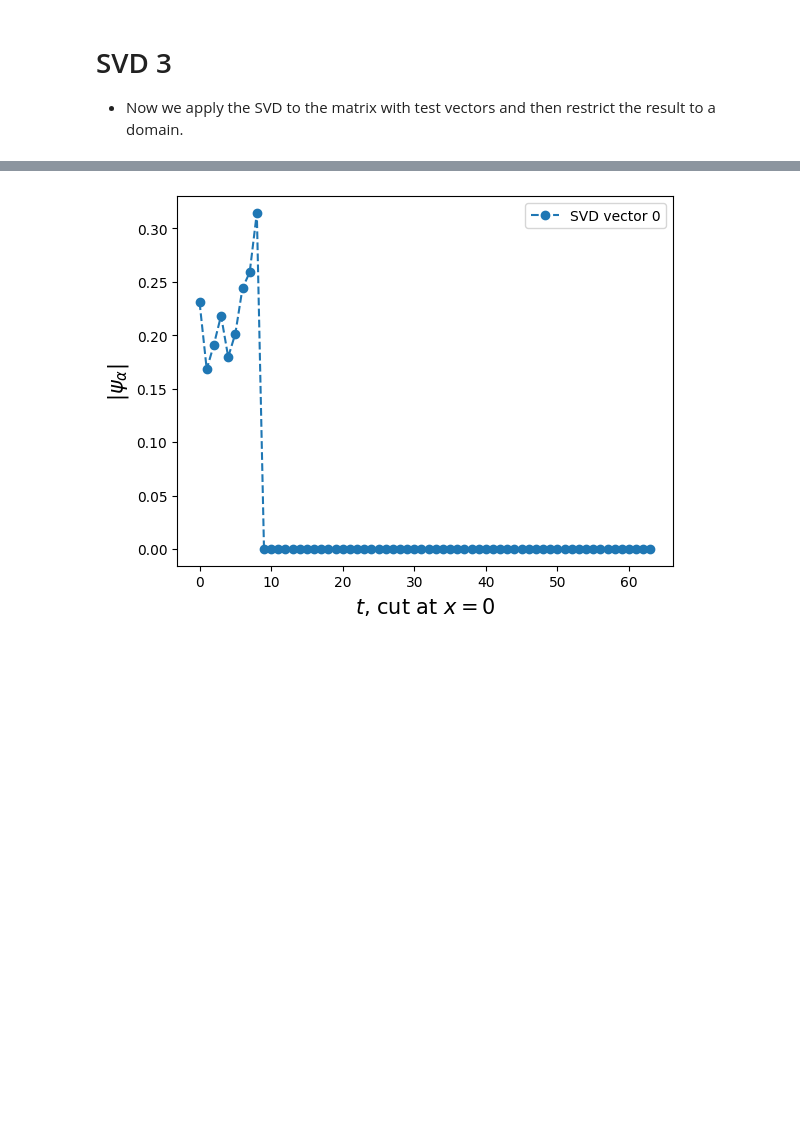
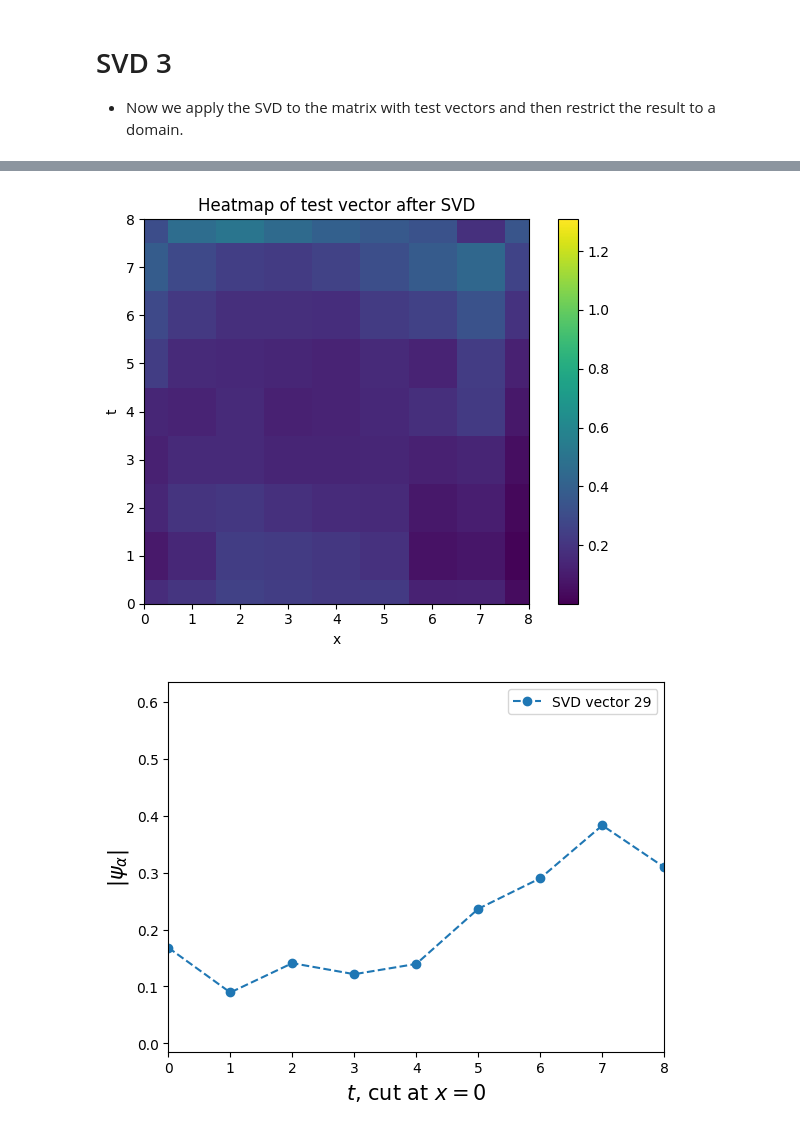
Before and after one commit to JFNCastellanos/TVML, a Jupyter notebook: SVD/SVD.ipynb, the cells around one changed output, grey strips where cells are left out. Saved outputs shown, nothing was run; the diff lists cells and outputs as text; code cells hidden in the pictures; blank space fills up the shorter version.

Commit message:
heatmap

```diff
--- a/SVD/SVD.ipynb
+++ b/SVD/SVD.ipynb
@@ -7,8 +7,7 @@ import matplotlib.pyplot as plt
 def read_binary_conf(NX,NT,path):
     """
     Function used for opening a gauge configuration in binary format.
-    It can also be used to open a .tv file with a test vector, necessary
-    for training.
+    It can also be used to open a .tv file with a test vector.
     """
     N = 2*NX*NT
     x, t, mu, vals = np.zeros(N), np.zeros(N), np.zeros(N), np.zeros(N,dtype=complex)
@@ -320,6 +317,12 @@ Nx, Nt, block_x, block_t = 64,64,8,8
 x_elements, t_elements = Nx//block_x, Nt//block_t
 spin = 0
 blockID = 0
+bx = blockID // block_x
+bt = blockID % block_t
+#----Coordinates of elements inside block----#
+xini, tini = x_elements * bx, t_elements * bt
+xfin = xini + x_elements
+tfin = tini + t_elements
 
 beta, m0_str = 2, "-01884"
 nconf = 0
@@ -327,12 +330,22 @@ NV = 30
 test_vectors = np.zeros((NV,2,Nx,Nt),dtype=complex)
 for tv in range(NV):
     path = "../real_tv/b{0}_{1}x{1}/m-018/tvector_{1}x{1}_b{0}0000_m{2}_nconf{3}_tv{4}.tv".format(
-        beta, N, m0_str, nconf, tv
+        beta, Nx, m0_str, nconf, tv
         )
-    test_vector = read_binary_conf(N,N,path)
+    test_vector = read_binary_conf(Nx,Nx,path)
     #flatten_vector_spin0 = test_vector[0].flatten()
     test_vectors[tv] = test_vector
 
 #dtv = decomposed_vectors(blockID,block_x,block_t,spin,test_vectors) #[]
-dtv =  np.transpose(test_vectors[:,spin,:,:].reshape(NV,-1))
-#print(dtv.shape)
+dtv_spin0 =  np.transpose(test_vectors[:,0,:,:].reshape(NV,-1))
+dtv_spin1 =  np.transpose(test_vectors[:,1,:,:].reshape(NV,-1))
+
+k_rank = 10
+print("\nSpin component 0")
+low_rank_tv0 = apply_SVD(dtv_spin0,k_rank)
+low_rank_tv0 = low_rank_tv0.reshape(Nt,Nx,NV);
+print("Low rank test vectors shape after reshaping",low_rank_tv0.shape)
+print("\nSpin component 1")
+low_rank_tv1 = apply_SVD(dtv_spin1,k_rank)
+low_rank_tv1 =low_rank_tv1.reshape(Nt,Nx,NV);
+print("Low rank test vectors shape after reshaping",low_rank_tv1.shape)
@@ -368,13 +370,17 @@ Test vectors shape (4096, 30)
-# %%
-tvID = 0
-tvec = low_rank_tv[:,tvID].reshape(Nt,Nx)
-tvec = restrict_vector(blockID,block_x,block_t,Nx,Nt,tvec)
-X = np.arange(0,tvec.shape[0])
-cut = 0
-plt.plot(X,np.abs(tvec[:,cut]),marker='o',linestyle='--',label='SVD vector {0}'.format(tvID))
-plt.legend()
-plt.ylabel(r"$|\psi_\alpha|$",size=15)
-plt.xlabel(r"$t$, cut at $x=${0}".format(cut),size=15)
-plt.show()
-# %% [output]
-[figure, removed]
+# %%
+tvID = 5
+xlims = [xini,xfin]
+tlims = [tini,tfin]
+make_heatmap_v2(low_rank_tv1,xlims,tlims,tvID)
+#Plot of a cut
+cut = 0
+X = np.arange(0,low_rank_tv1.shape[0])
+plt.plot(X,np.abs(low_rank_tv1[:,cut,tvID]),marker='o',linestyle='--',label='SVD vector {0}'.format(tv))
+plt.legend()
+plt.ylabel(r"$|\psi_\alpha|$",size=15)
+plt.xlabel(r"$t$, cut at $x=${0}".format(cut),size=15)
+plt.xlim(tlims)
+plt.show()
+# %% [output]
+[figure, added]
+[figure, added]
```
Also changed, not shown: parts of 16 cells of this notebook.
